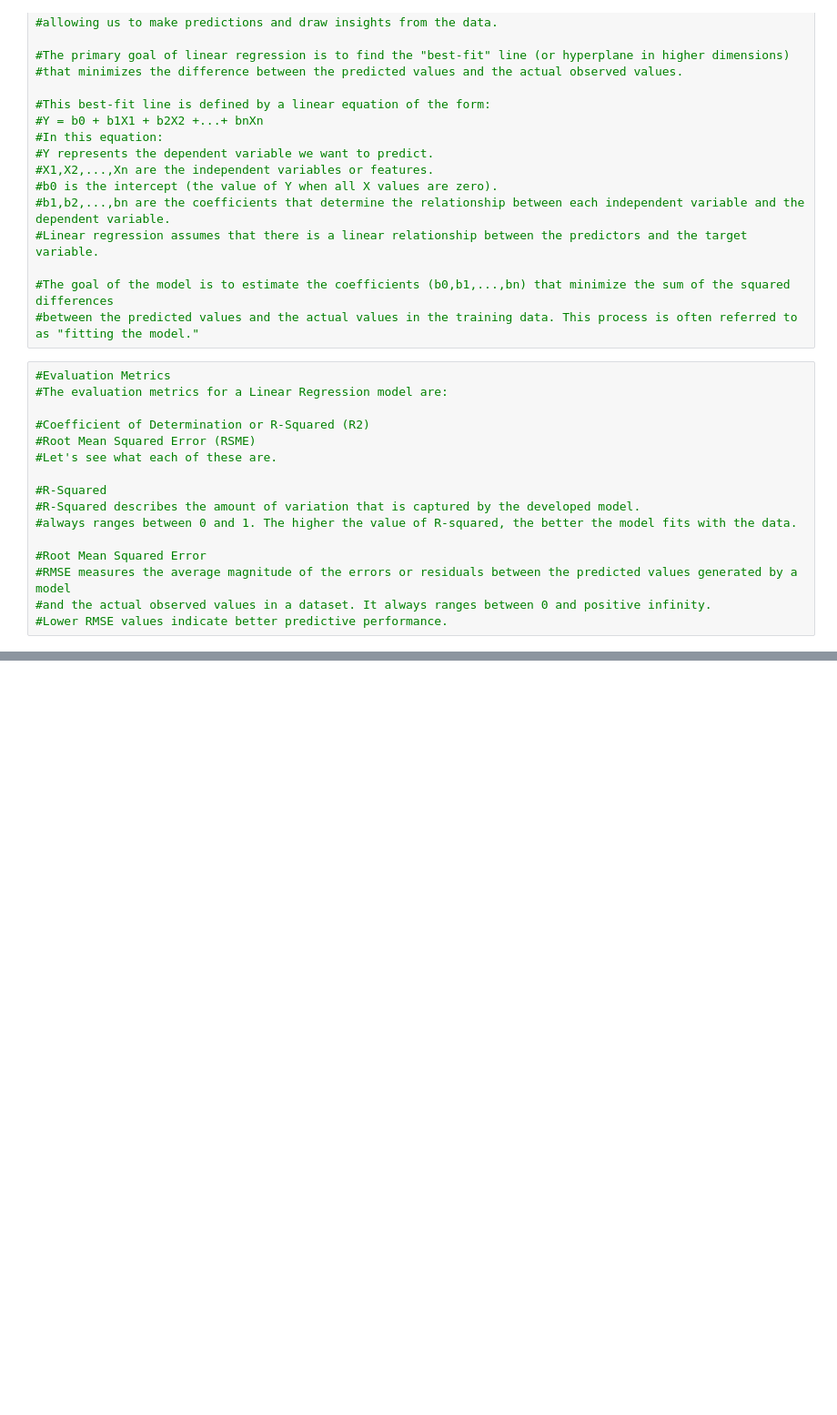
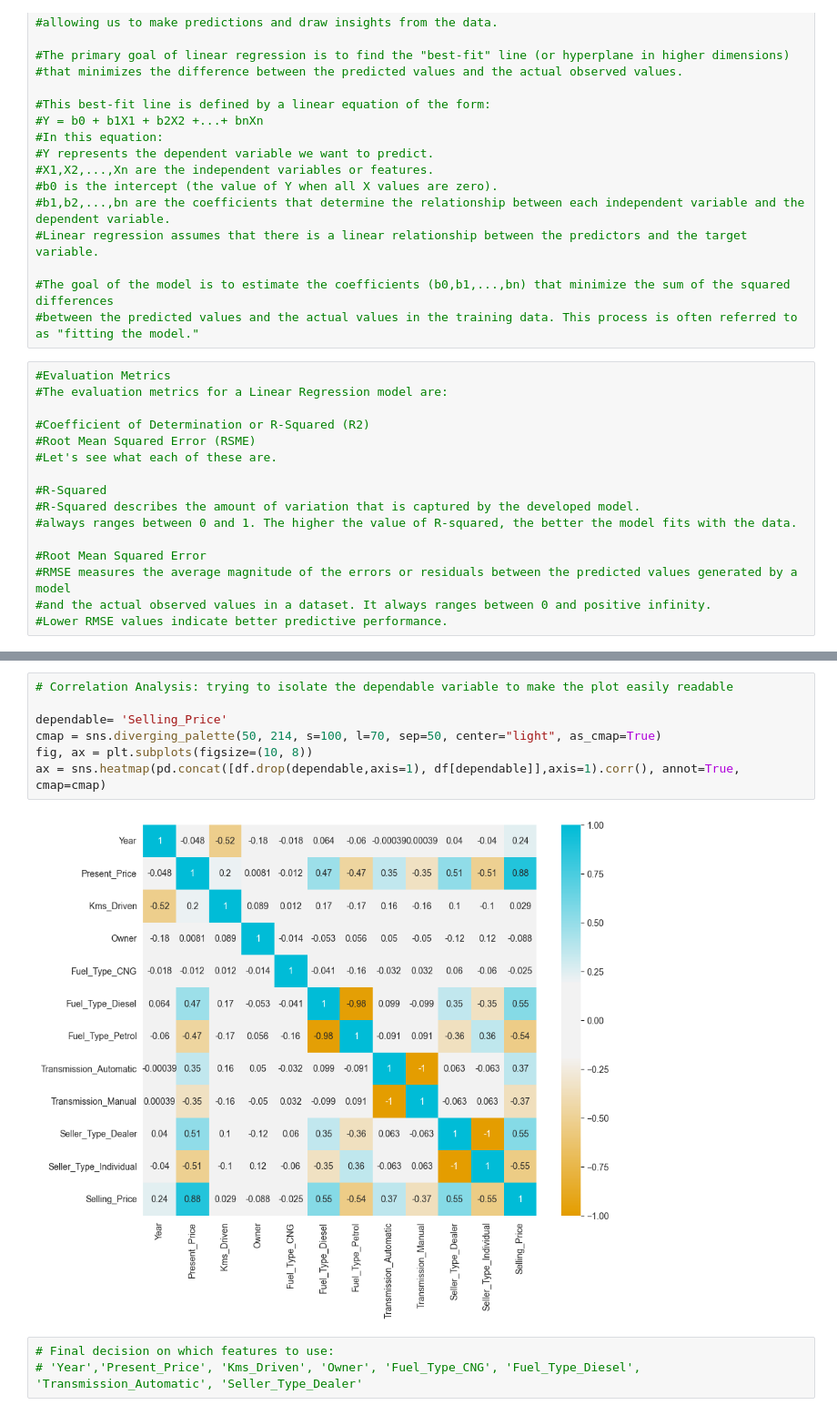
Before and after one commit to ilaria-cannava/Machine_Learning, a Jupyter notebook: ML_Car_price_prediction.ipynb, the cells around one changed output, grey strips where cells are left out. Shown: that part at 91% size. Saved outputs shown, nothing was run; the diff lists cells and outputs as text; blank space fills up the shorter version.

```diff
--- a/ML_Car_price_prediction.ipynb
+++ b/ML_Car_price_prediction.ipynb
@@ -40,0 +210,12 @@
+# %%
+# Correlation Analysis: trying to isolate the dependable variable to make the plot easily readable
+
+dependable= 'Selling_Price'
+cmap = sns.diverging_palette(50, 214, s=100, l=70, sep=50, center="light", as_cmap=True)
+fig, ax = plt.subplots(figsize=(10, 8))
+ax = sns.heatmap(pd.concat([df.drop(dependable,axis=1), df[dependable]],axis=1).corr(), annot=True, cmap=cmap)
+# %% [output]
+[figure, added]
+# %%
+# Final decision on which features to use:
+# 'Year','Present_Price', 'Kms_Driven', 'Owner', 'Fuel_Type_CNG', 'Fuel_Type_Diesel', 'Transmission_Automatic', 'Seller_Type_Dealer'
```
Also changed, not shown: parts of 23 cells of this notebook.
